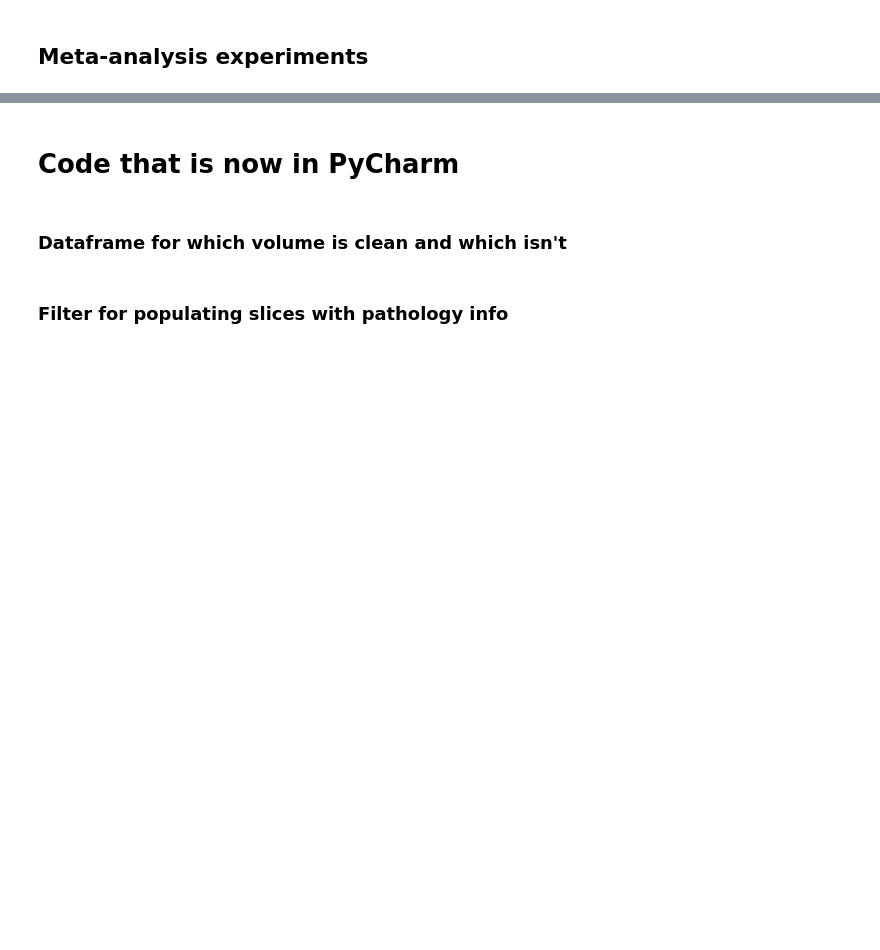
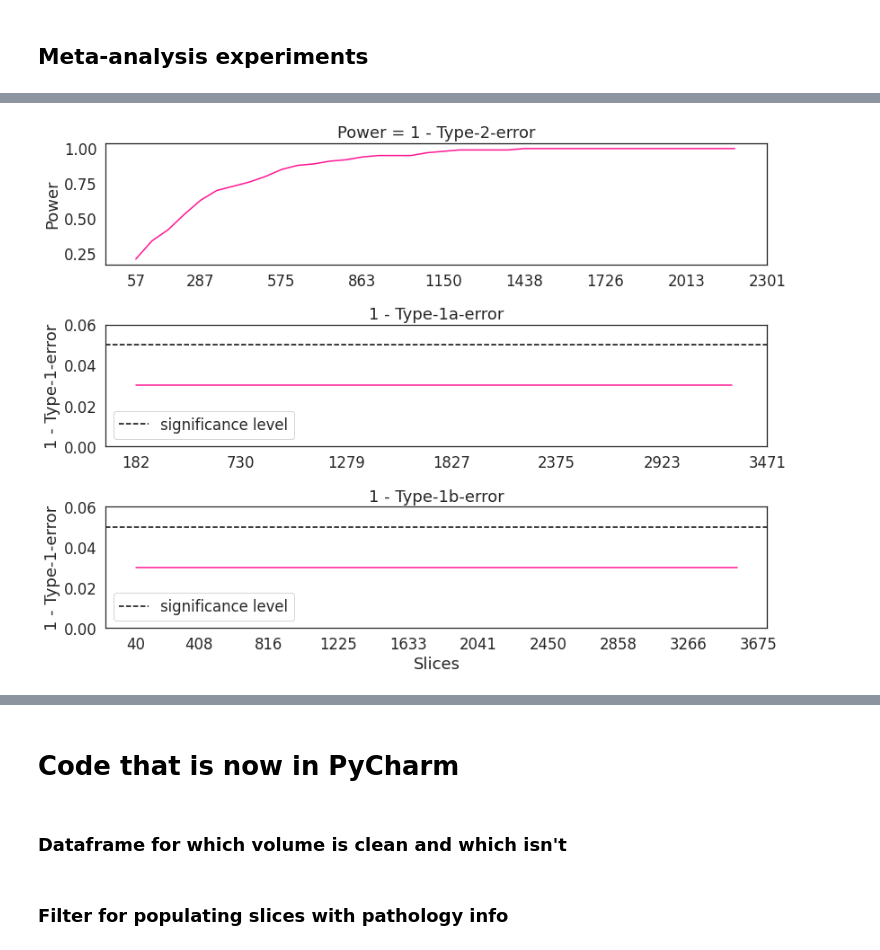
Before and after one commit to tpandeva/c2st-e, a Jupyter notebook: remote_notebooks/C2ST_fastmri_plus_loading.ipynb, the cells around one changed output, grey strips where cells are left out. Drawn from its saved outputs; the diff is of its cells as text; code cells hidden in the pictures; blank space fills up the shorter version.

```diff
--- a/remote_notebooks/C2ST_fastmri_plus_loading.ipynb
+++ b/remote_notebooks/C2ST_fastmri_plus_loading.ipynb
@@ -940,0 +1383,31 @@ plt.show()
+# %%
+plt.figure(figsize=(12, 9))
+
+plt.subplot(3, 1, 1)
+plt.plot(1 - errors_per_size["7236"]["2"]["e_errors"], color="deeppink")
+plt.title(f"Power = 1 - Type-2-error")
+plt.ylabel("Power", fontsize=18)
+plt.xticks(ticks=ticks["2"] - 1, labels=map(int, ticks["2"] * 10 * sl_per_vol["2"]))  # 10=volumes/batch
+
+plt.subplot(3, 1, 2)
+plt.plot([0.03] * 18, color="deeppink")  # TODO
+plt.axhline(0.05, ls="--", c="black", label="significance level")
+plt.legend()
+plt.ylim(0, 0.06)
+plt.title(f"1 - Type-1a-error")
+plt.ylabel("1 - Type-1-error", fontsize=18)
+plt.xticks(ticks=ticks["1a"] - 1, labels=map(int, ticks["1a"] * 10 * sl_per_vol["1a"]))  # 10=volumes/batch
+
+plt.subplot(3, 1, 3)
+plt.plot([0.03] * 87, color="deeppink")  # TODO
+plt.axhline(0.05, ls="--", c="black", label="significance level")
+plt.legend()
+plt.ylim(0, 0.06)
+plt.title(f"1 - Type-1b-error")
+plt.ylabel("1 - Type-1-error", fontsize=18)
+plt.xlabel("Slices", fontsize=18)
+plt.xticks(ticks=ticks["1b"] - 1, labels=map(int, ticks["1b"] * 10 * sl_per_vol["1b"]))  # 10=volumes/batch
+
+plt.tight_layout()
+# %% [output]
+[figure, added]
```
Also changed, not shown: parts of 25 cells of this notebook.
